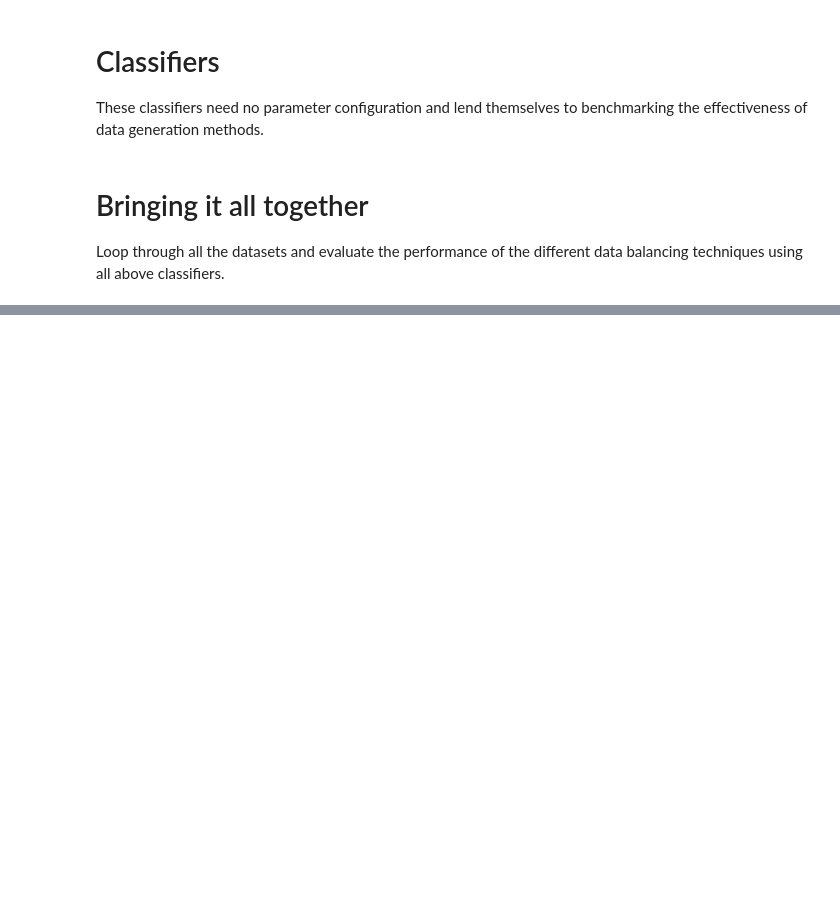
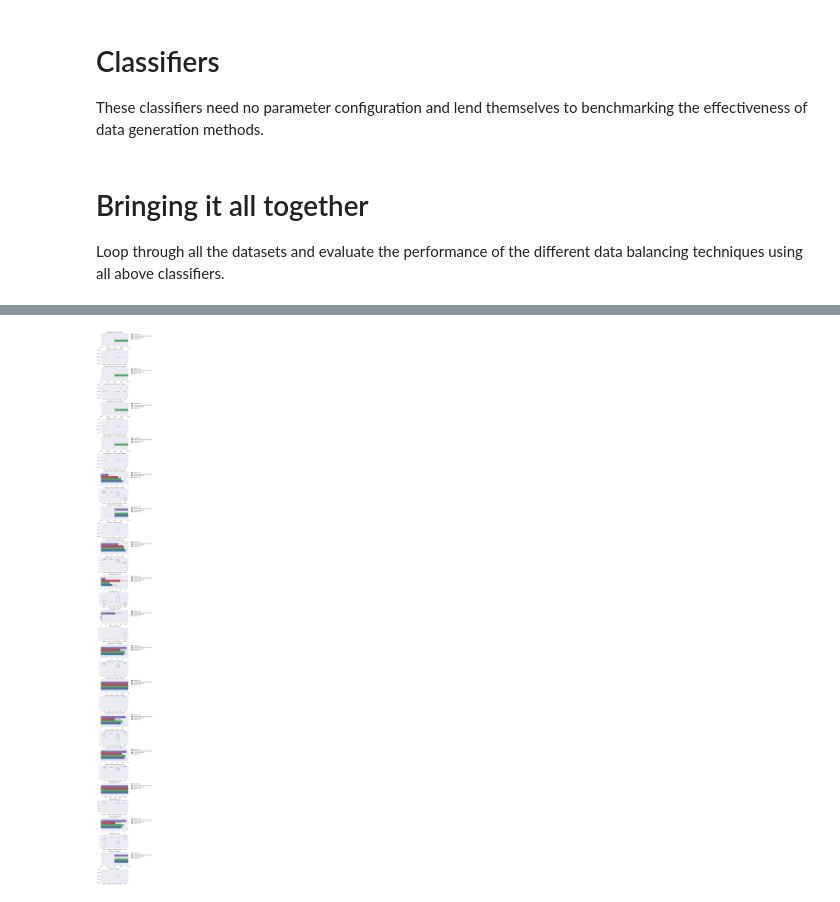
Before and after one commit to felix-last/autoencoder, a Jupyter notebook: generate-data.ipynb, the cells around one changed output, grey strips where cells are left out. Drawn from its saved outputs; the diff is of its cells as text; code cells hidden in the pictures; blank space fills up the shorter version.

Commit message:
New results and insights. Enable creating ae_keras from weights.

```diff
--- a/generate-data.ipynb
+++ b/generate-data.ipynb
@@ -33,13 +34,13 @@ experiment_params = {
     'session_id': session_id,
     'random_seed': (int(os.urandom(1)[0] / 255) * (2**32)), # unsigned 32-bit int between 0 and 2**32
     'Creditcard Fraud': {
-        'k':1000,
+        'k':100,
         # KMEANS
         'kmeans_n_init':3,
         # AE
         'ae_layers': [30,15,2,15,30],
-        'ae_n_epoch': 2000,
-        'ae_n_init':1,
+        'ae_n_epoch': 1000,
+        'ae_n_init':100,
         'ae_optimizer': 'adagrad',
         'ae_batch_size': 1000,
     }
@@ -52,7 +53,8 @@ if session_id not in os.listdir('results'):
     os.mkdir('results/{0}'.format(session_id))
 
 # save experiment parameters
-pd.DataFrame(experiment_params).to_csv('results/{0}/experiment_parameters.csv'.format(session_id))
+with open('results/{0}/experiment_parameters.yml'.format(session_id), 'w') as outfile:
+    yaml.dump(experiment_params, outfile, default_flow_style=False, allow_unicode=True)
 # %% [markdown]
 # Clustering Algorithms
 These algorithms are used to cluster the dataset. Their output will later serve as input to Intracluster SMOTE to generate artificial data.
@@ -106,7 +108,7 @@ def autoencoder_kmeans(X,k,X_test):
         ae.get_parameters()
     )
     H = ae.encode(X)
-    _, clusters, _, additional_benchmark_fields = kmeans(H,k)
+    _, clusters, _, additional_benchmark_fields = kmeans(H,k,X_test)
     additional_benchmark_fields['AE Loss CE'] = ae.get_cost()
     additional_benchmark_fields['AE Loss MSE'] = np.mean((X - ae.decode(ae.encode(X)))**2)
     additional_benchmark_fields['AE Loss CE Validation'] = ae.get_cost(data=X_test)
@@ -349,32 +426,31 @@ display(res)
 # %%
-from matplotlib.backends.backend_pdf import PdfPages
+pdf = PdfPages('results/{0}/results.pdf'.format(session_id))
 for dataset in res.index.levels[0].values:
     fig,axes = plt.subplots(nrows=len(res.columns)*2, ncols=1, figsize=(5,len(res.columns)))
     fig.subplots_adjust(top=5, hspace=0.3)
     for i, score in enumerate(res.columns):
         ax=axes[i*2]
         ax.set_title(dataset + ' // ' + score)
         unstacked_res = res[score][dataset].unstack(level=[0,2])
         mean = unstacked_res.loc[pd.IndexSlice[:,'mean'],:]
         sd = unstacked_res.loc[pd.IndexSlice[:,'std'],:]
         mean.index = mean.index.droplevel(1)
         sd.index = sd.index.droplevel(1)
         maximum = unstacked_res.loc[pd.IndexSlice[:,'max'],:].values.max()
         lim = (0,1) if maximum <= 1 else (0,maximum)
         mean.plot(kind='barh',ax=ax, width=.8, xerr=sd, xlim=lim )
         ax.legend(bbox_to_anchor=(1.9, 1))
         ax.set_yticklabels([])
         ax.set_ylabel('')
 #         ax.set_yticks(np.arange(0,0.8*3))
         ax=axes[i*2+1]
         ax.set_title(dataset + ' // ' + score)
         unstacked_res.plot(kind='box', ax=ax, ylim=lim)
         ax.set_xticklabels([n.get_text()[1:].split(',')[0][0:15] for n in ax.get_xticklabels()])
-
-    # save figure to file
-    pp = PdfPages('results/{0}/results_{1}.pdf'.format(session_id,dataset_name)
-    pp.savefig()
-    pp.close()
+    pdf.savefig(fig, bbox_inches='tight')
+pdf.close()
+# %% [output]
+[figure, added]
 # %%
 # res_detailed = pd.read_csv('./results/2017-04-21 22h55m59/results_detailed.csv')
 # res_detailed = res_detailed.loc[res_detailed['Oversampling'] == 'K-Means on Autoencoder Encoding']
```
Also changed, not shown: parts of 3 cells of this notebook, 17 other files.
